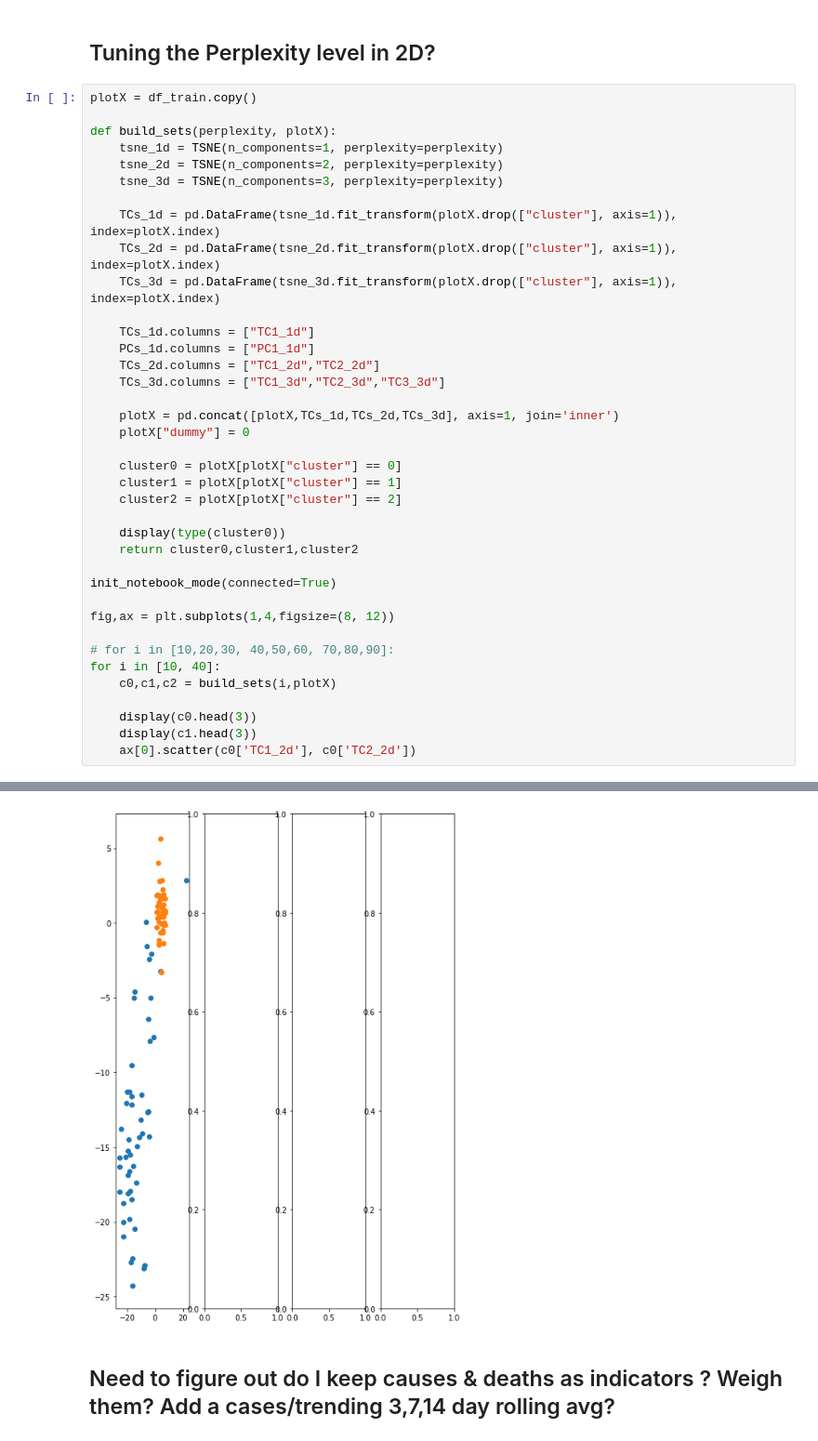
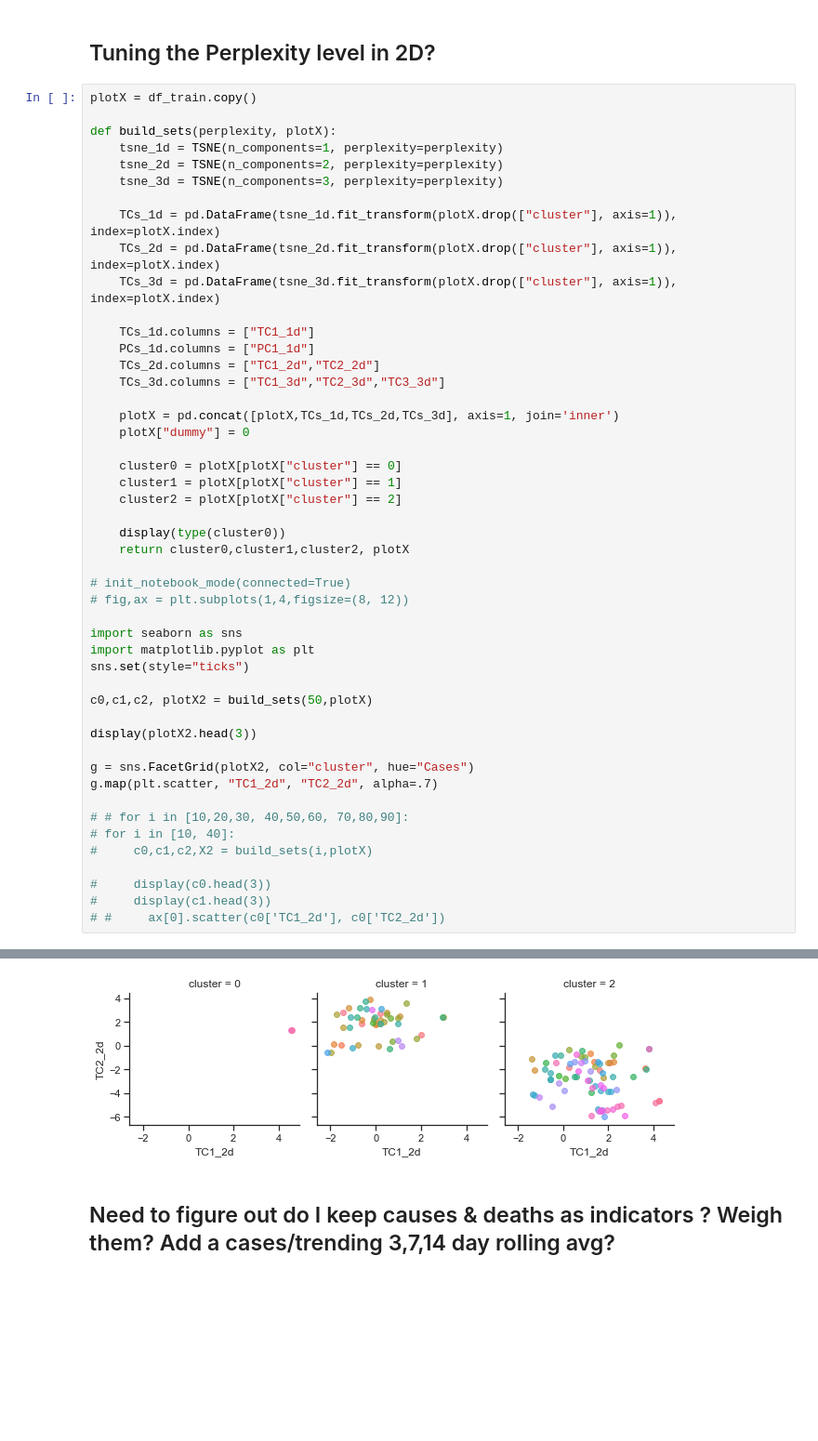
Before and after one commit to dougfoo/machineLearning, a Jupyter notebook: covid/COVID-global-clustering.ipynb, the cells around one changed output, grey strips where cells are left out. Shown at 93% size. Saved outputs shown, nothing was run; the diff lists cells and outputs as text; blank space fills up the shorter version.

```diff
--- a/covid/COVID-global-clustering.ipynb
+++ b/covid/COVID-global-clustering.ipynb
@@ -811,19 +769,29 @@ def build_sets(perplexity, plotX):
     cluster2 = plotX[plotX["cluster"] == 2]
 
     display(type(cluster0))
-    return cluster0,cluster1,cluster2
+    return cluster0,cluster1,cluster2, plotX
 
-init_notebook_mode(connected=True)
+# init_notebook_mode(connected=True)
+# fig,ax = plt.subplots(1,4,figsize=(8, 12))
 
-fig,ax = plt.subplots(1,4,figsize=(8, 12))
+import seaborn as sns
+import matplotlib.pyplot as plt
+sns.set(style="ticks")
 
-# for i in [10,20,30, 40,50,60, 70,80,90]:
-for i in [10, 40]:
-    c0,c1,c2 = build_sets(i,plotX)
+c0,c1,c2, plotX2 = build_sets(50,plotX)
 
-    display(c0.head(3))
-    display(c1.head(3))
-    ax[0].scatter(c0['TC1_2d'], c0['TC2_2d'])
+display(plotX2.head(3))
+
+g = sns.FacetGrid(plotX2, col="cluster", hue="Cases")
+g.map(plt.scatter, "TC1_2d", "TC2_2d", alpha=.7)
+
+# # for i in [10,20,30, 40,50,60, 70,80,90]:
+# for i in [10, 40]:
+#     c0,c1,c2,X2 = build_sets(i,plotX)
+
+#     display(c0.head(3))
+#     display(c1.head(3))
+# #     ax[0].scatter(c0['TC1_2d'], c0['TC2_2d'])
 # %% [output]
 pandas.core.frame.DataFrame
 |  | Deaths | Cases | Population | flights | pollution | unemp% | hospbeds | railways | urbanpop% | ... |
@@ -850,4 +804,4 @@ pandas.core.frame.DataFrame
-[figure, old version]
+[figure, new version]
 # %% [markdown]
 ## Need to figure out do I keep causes & deaths as indicators ?  Weigh them?  Add a cases/trending 3,7,14 day rolling avg?
 # %% [markdown]
```
Also changed, not shown: parts of 20 cells of this notebook, 1 other file.
